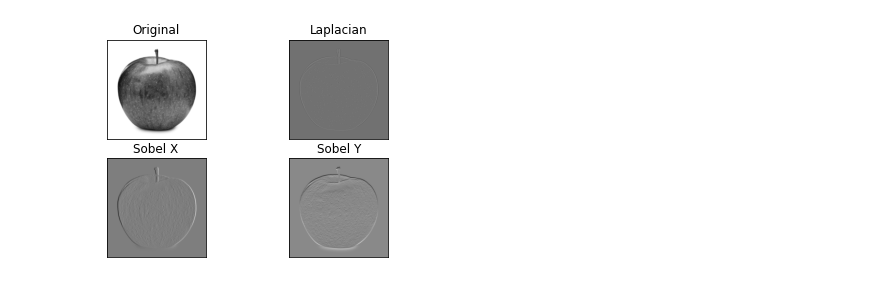
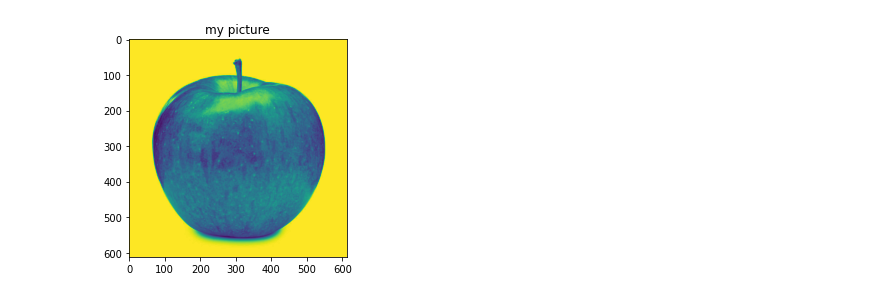
Before and after one commit to hyptrist/edgemap, a Jupyter notebook: Edge_detection.ipynb, the cells around one changed output. Drawn from its saved outputs; the diff is of its cells as text; code cells hidden in the pictures.

```diff
--- a/Edge_detection.ipynb
+++ b/Edge_detection.ipynb
@@ -1,18 +38,12 @@
+# %%
+# remove noise
+img = cv2.GaussianBlur(gray,(3,3),0)
+plt.imshow(img)
+plt.title('my picture')
+plt.show()
+# %% [output]
+[figure, added]
 # %%
-import cv2
-import numpy as np
-from matplotlib import pyplot as plt
-
-# loading image
-#img0 = cv2.imread('SanFrancisco.jpg',)
-img0 = cv2.imread('apple.jpeg',)
-
-# converting to gray scale
-gray = cv2.cvtColor(img0, cv2.COLOR_BGR2GRAY)
-
-# remove noise
-img = cv2.GaussianBlur(gray,(3,3),0)
-
 # convolute with proper kernels
 laplacian = cv2.Laplacian(img,cv2.CV_64F)
 sobelx = cv2.Sobel(img,cv2.CV_64F,1,0,ksize=5)  # x
@@ -28,5 +59,3 @@ plt.subplot(2,2,4),plt.imshow(sobely,cmap = 'gray')
 plt.title('Sobel Y'), plt.xticks([]), plt.yticks([])
 
 plt.show()
-# %% [output]
-[figure, removed]
```
Also changed, not shown: parts of 2 cells of this notebook, 1 other file.
